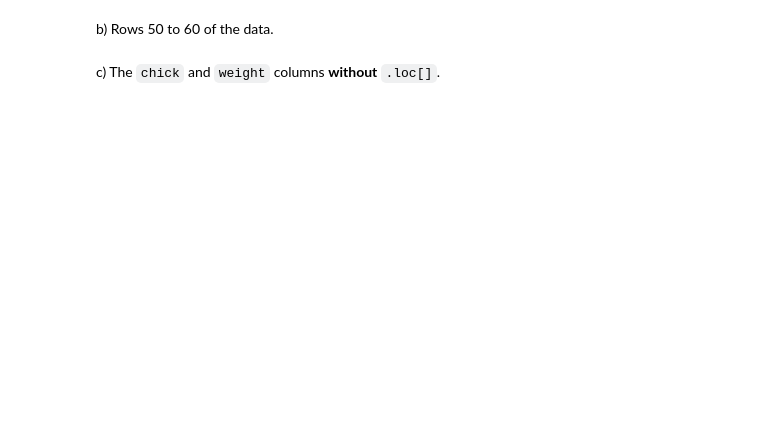
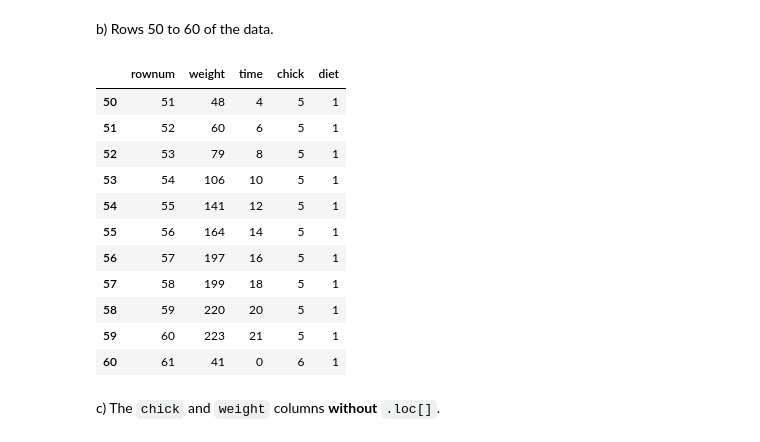
Before and after one commit to martinkochCH/academy-python-for-data-analysis, a Jupyter notebook: 3. Pandas/03_Selections_And_Sorting.ipynb, the cells around one changed output. Drawn from its saved outputs; the diff is of its cells as text; code cells hidden in the pictures; blank space fills up the shorter version.

```diff
--- a/3. Pandas/03_Selections_And_Sorting.ipynb
+++ b/3. Pandas/03_Selections_And_Sorting.ipynb
@@ -201,4 +281,19 @@ a) Up to row with index 10 of the data (without using `.head()`).
 # %% [markdown]
    b) Rows 50 to 60 of the data.
+# %%
+chickweight.loc[50:60]
+# %% [output]
+|  | rownum | weight | time | chick | diet |
+| 50 | 51 | 48 | 4 | 5 | 1 |
+| 51 | 52 | 60 | 6 | 5 | 1 |
+| 52 | 53 | 79 | 8 | 5 | 1 |
+| 53 | 54 | 106 | 10 | 5 | 1 |
+| 54 | 55 | 141 | 12 | 5 | 1 |
+| 55 | 56 | 164 | 14 | 5 | 1 |
+| 56 | 57 | 197 | 16 | 5 | 1 |
+| 57 | 58 | 199 | 18 | 5 | 1 |
+| 58 | 59 | 220 | 20 | 5 | 1 |
+| 59 | 60 | 223 | 21 | 5 | 1 |
+| 60 | 61 | 41 | 0 | 6 | 1 |
 # %% [markdown]
    c) The `chick` and `weight` columns **without** `.loc[]`.
```
Also changed, not shown: parts of 18 cells of this notebook, 2 other files.
